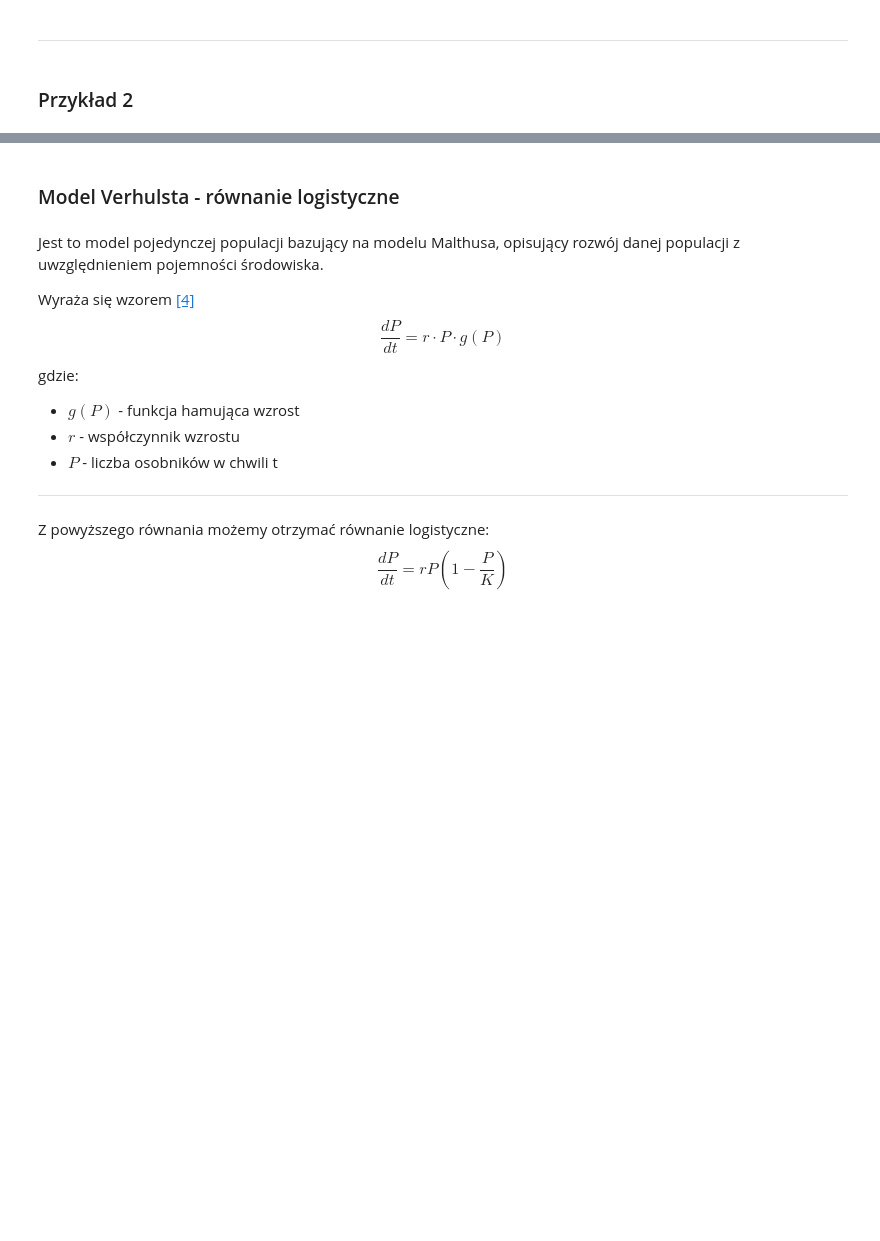
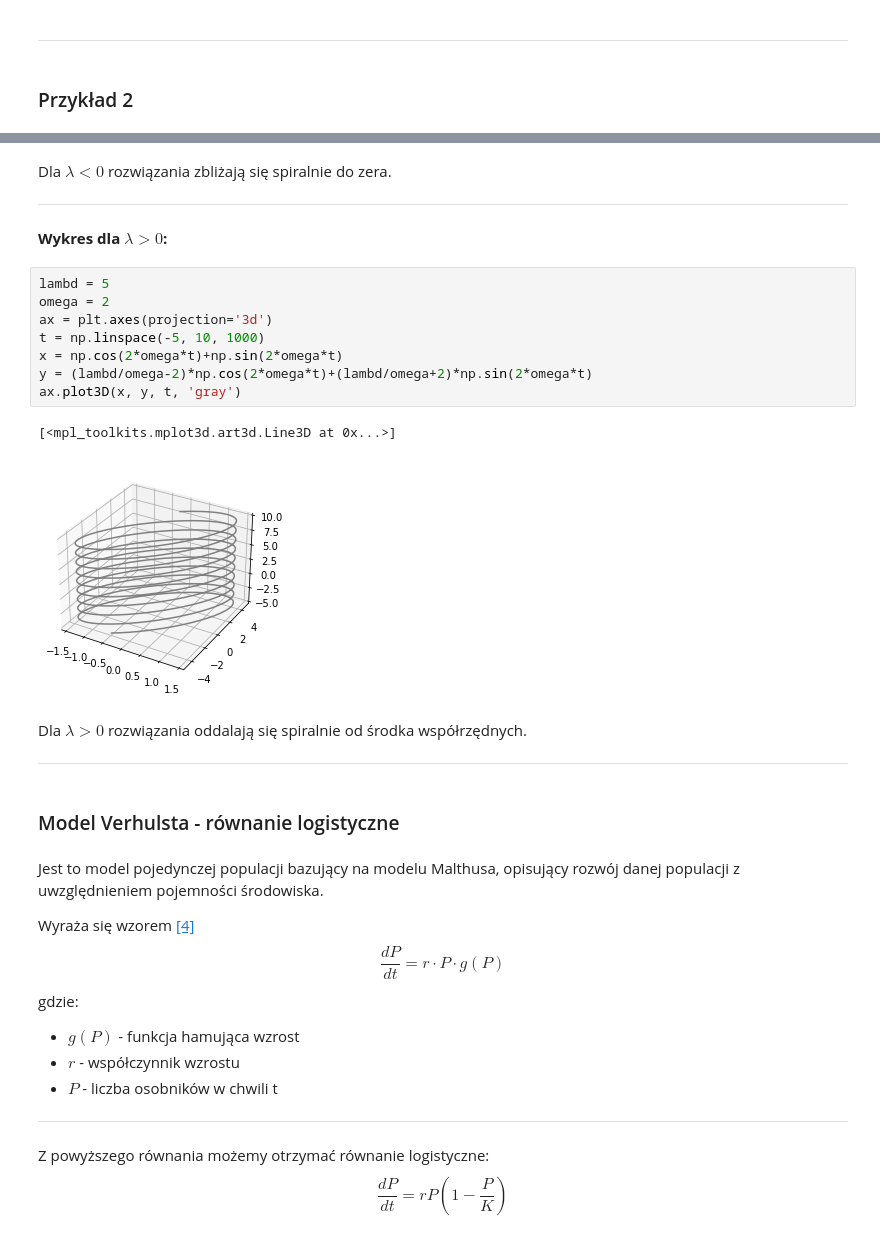
Before and after one commit to klaudynka245/Bifurcations, a Jupyter notebook: teoria katastrof.ipynb, the cells around one changed output, grey strips where cells are left out. Saved outputs shown, nothing was run; the diff lists cells and outputs as text; blank space fills up the shorter version.

```diff
--- a/teoria katastrof.ipynb
+++ b/teoria katastrof.ipynb
@@ -260,3 +435,24 @@ plt.show()
+# %% [markdown]
+Dla $\lambda < 0$ rozwiązania zbliżają się spiralnie do zera.
+
+***
+# %% [markdown]
+**Wykres dla $\lambda > 0$:**
+# %%
+lambd = 5
+omega = 2
+ax = plt.axes(projection='3d')
+t = np.linspace(-5, 10, 1000)
+x = np.cos(2*omega*t)+np.sin(2*omega*t)
+y = (lambd/omega-2)*np.cos(2*omega*t)+(lambd/omega+2)*np.sin(2*omega*t)
+ax.plot3D(x, y, t, 'gray')
+# %% [output]
+[<mpl_toolkits.mplot3d.art3d.Line3D at 0x...>]
+[figure, added]
+# %% [markdown]
+Dla $\lambda > 0$ rozwiązania oddalają się spiralnie od środka współrzędnych.
+
+***
 # %% [markdown]
 ### Model Verhulsta - równanie logistyczne <a class="anchor" id="5.1"></a>
 # %% [markdown]
```
Also changed, not shown: parts of 8 cells of this notebook.
